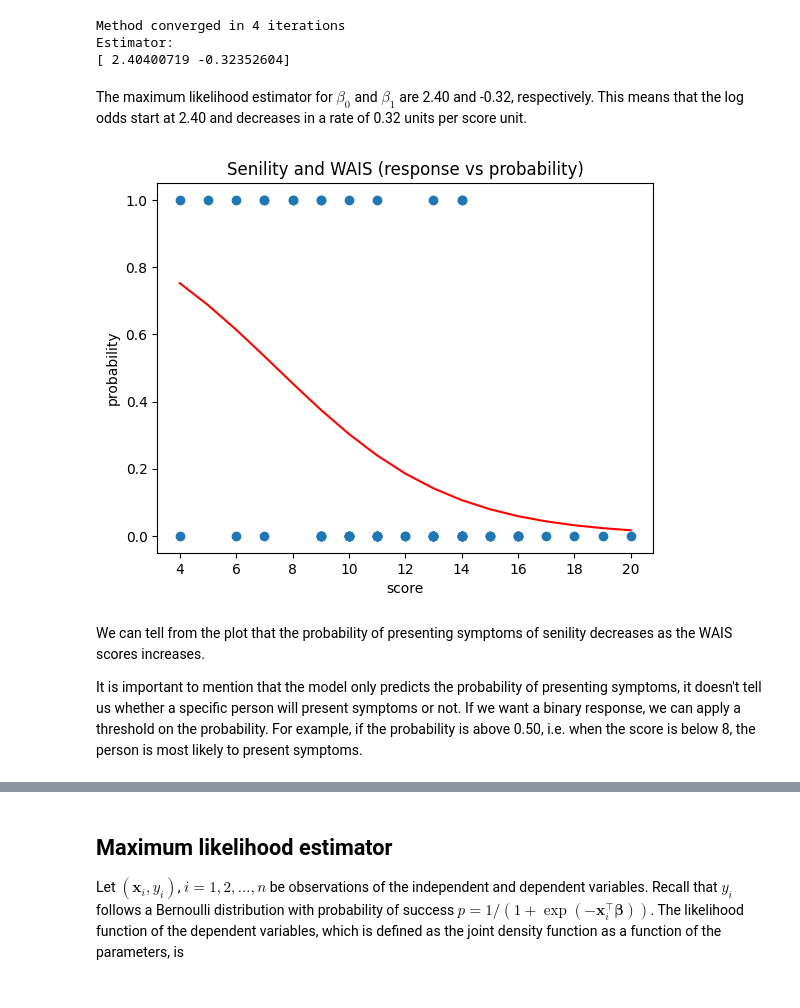
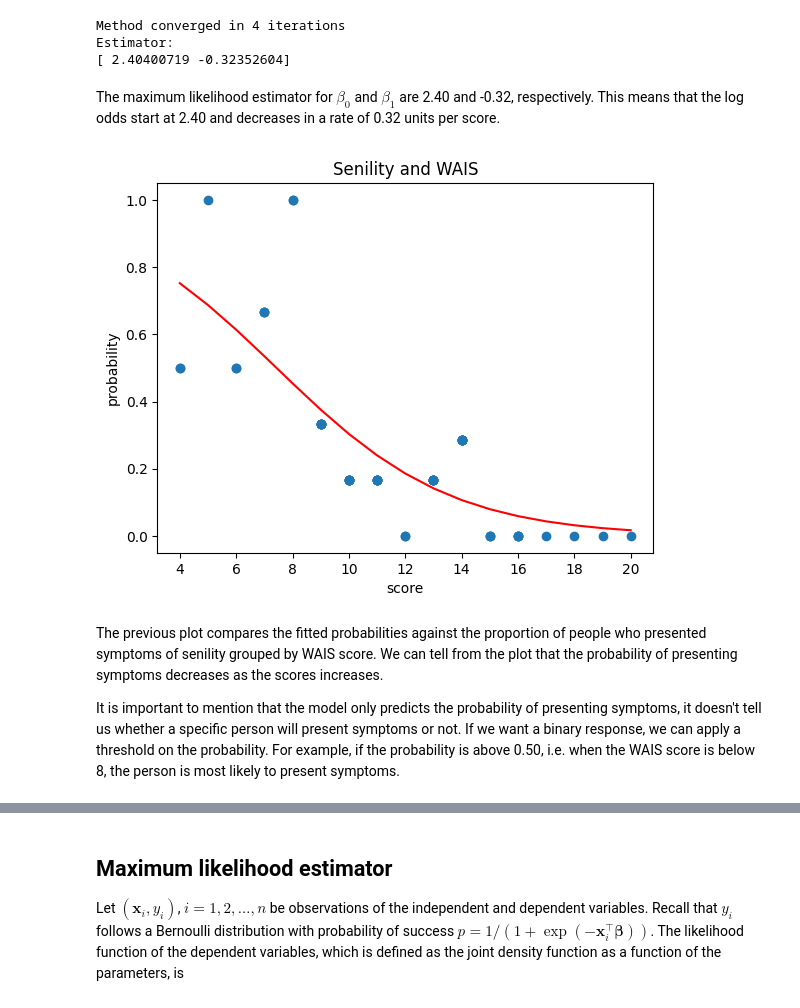
Before and after one commit to vdae2304/ML-DL, a Jupyter notebook: Classification/Logistic regression.ipynb, the cells around one changed output, grey strips where cells are left out. Drawn from its saved outputs; the diff is of its cells as text; code cells hidden in the pictures.

```diff
--- a/Classification/Logistic regression.ipynb
+++ b/Classification/Logistic regression.ipynb
@@ -159,22 +159,24 @@ Method converged in 4 iterations
 Estimator:
 [ 2.40400719 -0.32352604]
 # %% [markdown]
-The maximum likelihood estimator for $\beta_0$ and $\beta_1$ are 2.40 and -0.32, respectively. This means that the log odds start at 2.40 and decreases in a rate of 0.32 units per score unit.
+The maximum likelihood estimator for $\beta_0$ and $\beta_1$ are 2.40 and -0.32, respectively. This means that the log odds start at 2.40 and decreases in a rate of 0.32 units per score.
 # %%
 df_wais.sort_values(by="score", inplace=True)
+
+df_wais["proportion"] = df_wais.groupby(by="score").senile.transform(np.mean)
 df_wais["log_odds"] = beta_mle[0] + beta_mle[1]*df_wais["score"]
 df_wais["fitted_prob"] = 1/(1 + np.exp(-df_wais["log_odds"]))
 
 plt.figure()
-plt.title("Senility and WAIS (response vs probability)")
+plt.title("Senility and WAIS")
 plt.xlabel("score")
 plt.ylabel("probability")
-plt.plot("score", "senile", "o", data=df_wais)
+plt.plot("score", "proportion", "o", data=df_wais)
 plt.plot("score", "fitted_prob", "r-", data=df_wais)
 plt.show()
 # %% [output]
-[figure, old version]
+[figure, new version]
 # %% [markdown]
-We can tell from the plot that the probability of presenting symptoms of senility decreases as the WAIS scores increases.
+The previous plot compares the fitted probabilities against the proportion of people who presented symptoms of senility grouped by WAIS score. We can tell from the plot that the probability of presenting symptoms decreases as the scores increases.
 
-It is important to mention that the model only predicts the probability of presenting symptoms, it doesn't tell us whether a specific person will present symptoms or not. If we want a binary response, we can apply a threshold on the probability. For example, if the probability is above 0.50, i.e. when the score is below 8, the person is most likely to present symptoms.
+It is important to mention that the model only predicts the probability of presenting symptoms, it doesn't tell us whether a specific person will present symptoms or not. If we want a binary response, we can apply a threshold on the probability. For example, if the probability is above 0.50, i.e. when the WAIS score is below 8, the person is most likely to present symptoms.
```
Also changed, not shown: parts of 8 cells of this notebook, 1 other file.
